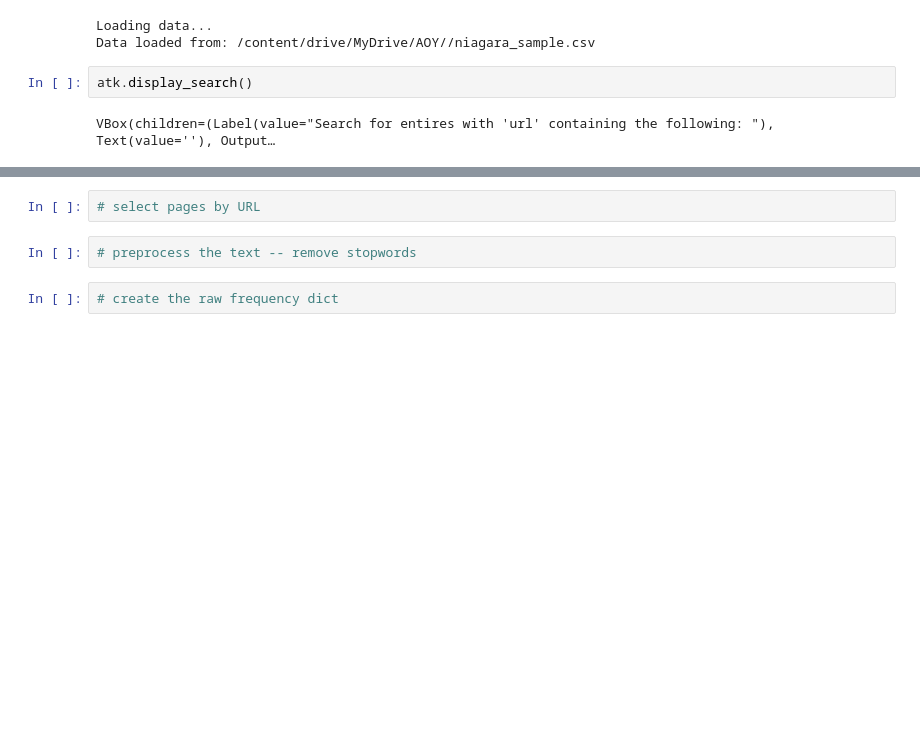
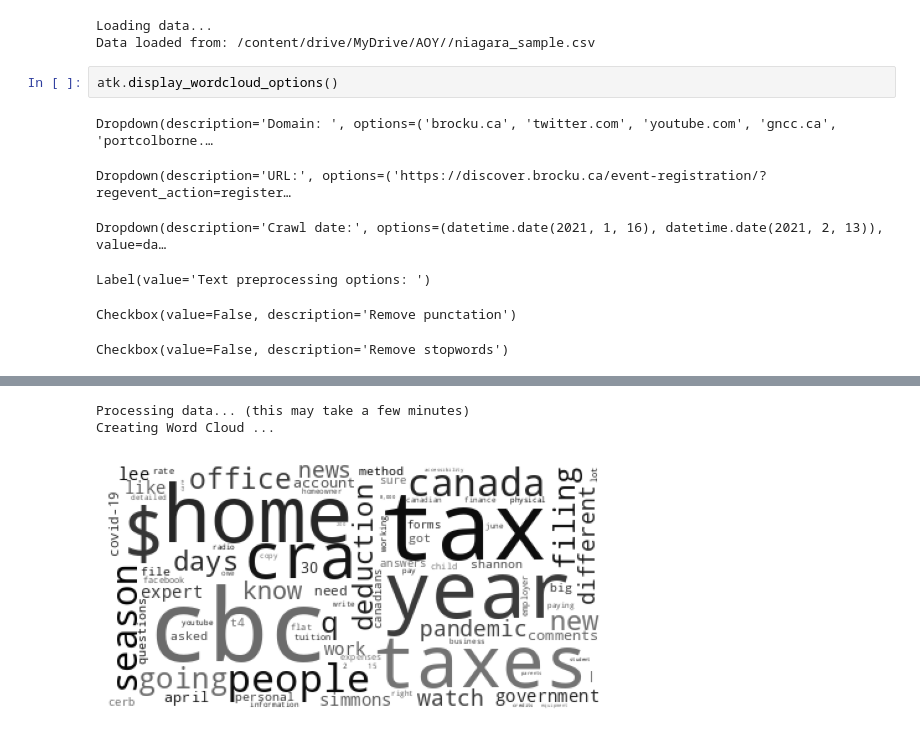
Before and after one commit to elibtronic/AOYTK, a Jupyter notebook: AOY_Text_Token_Frequency.ipynb, the cells around one changed output, grey strips where cells are left out. Saved outputs shown, nothing was run; the diff lists cells and outputs as text; blank space fills up the shorter version.

Commit message:
Add basic term frequency Word Cloud
Basic term frequency word cloud and slightly updated notebook -- still work in progress!

```diff
--- a/AOY_Text_Token_Frequency.ipynb
+++ b/AOY_Text_Token_Frequency.ipynb
@@ -47,6 +44,11 @@ HBox(children=(Label(value='Derivative file to analyze '), Dropdown(options=('ni
 Loading data...
 Data loaded from: /content/drive/MyDrive/AOY//niagara_sample.csv
 # %%
-atk.display_search()
+atk.display_wordcloud_options()
 # %% [output]
-VBox(children=(Label(value="Search for entires with 'url' containing the following: "), Text(value=''), Output…
+Dropdown(description='Domain: ', options=('brocku.ca', 'twitter.com', 'youtube.com', 'gncc.ca', 'portcolborne.…
+Dropdown(description='URL:', options=('https://discover.brocku.ca/event-registration/?regevent_action=register…
+Dropdown(description='Crawl date:', options=(datetime.date(2021, 1, 16), datetime.date(2021, 2, 13)), value=da…
+Label(value='Text preprocessing options: ')
+Checkbox(value=False, description='Remove punctation')
+Checkbox(value=False, description='Remove stopwords')
@@ -53,6 +56,3 @@ VBox(children=(Label(value="Search for entires with 'url' containing the followi
+Processing data... (this may take a few minutes)
+Creating Word Cloud ...
+[figure, added]
-# %%
-# select pages by URL
-# %%
-# preprocess the text -- remove stopwords
-# %%
-# create the raw frequency dict
```
Also changed, not shown: parts of 6 cells of this notebook, 1 other file.
